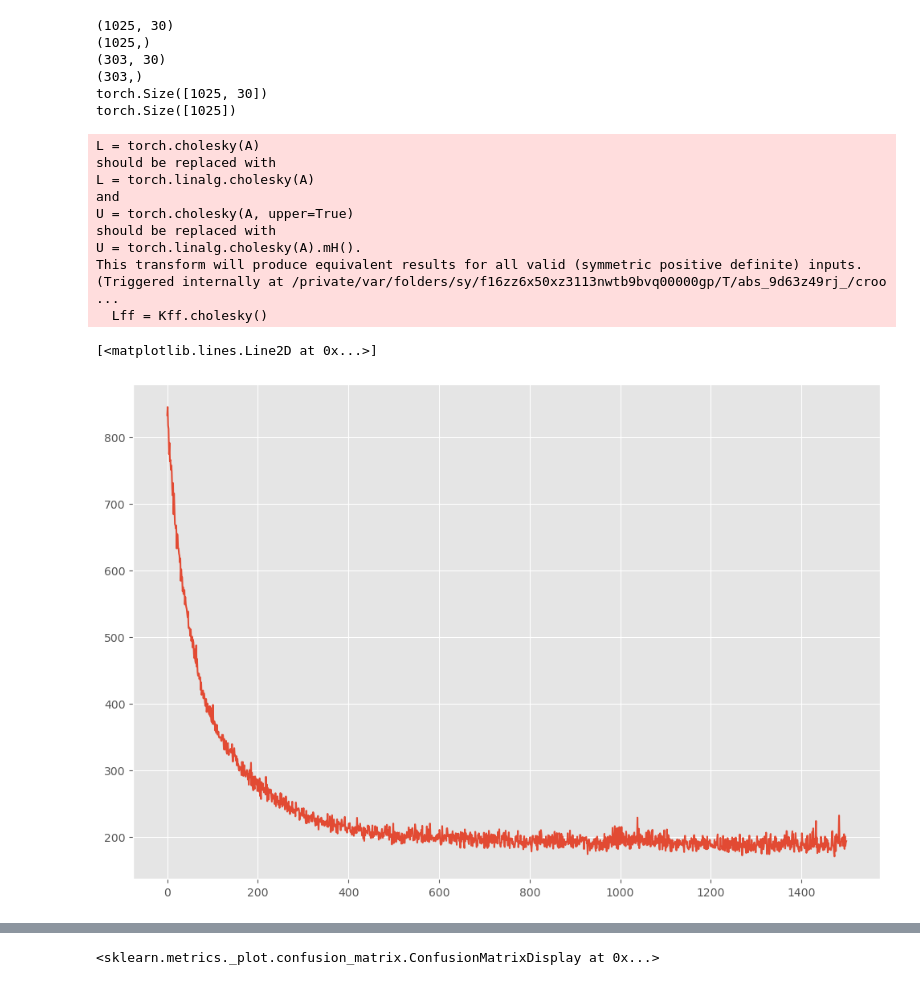
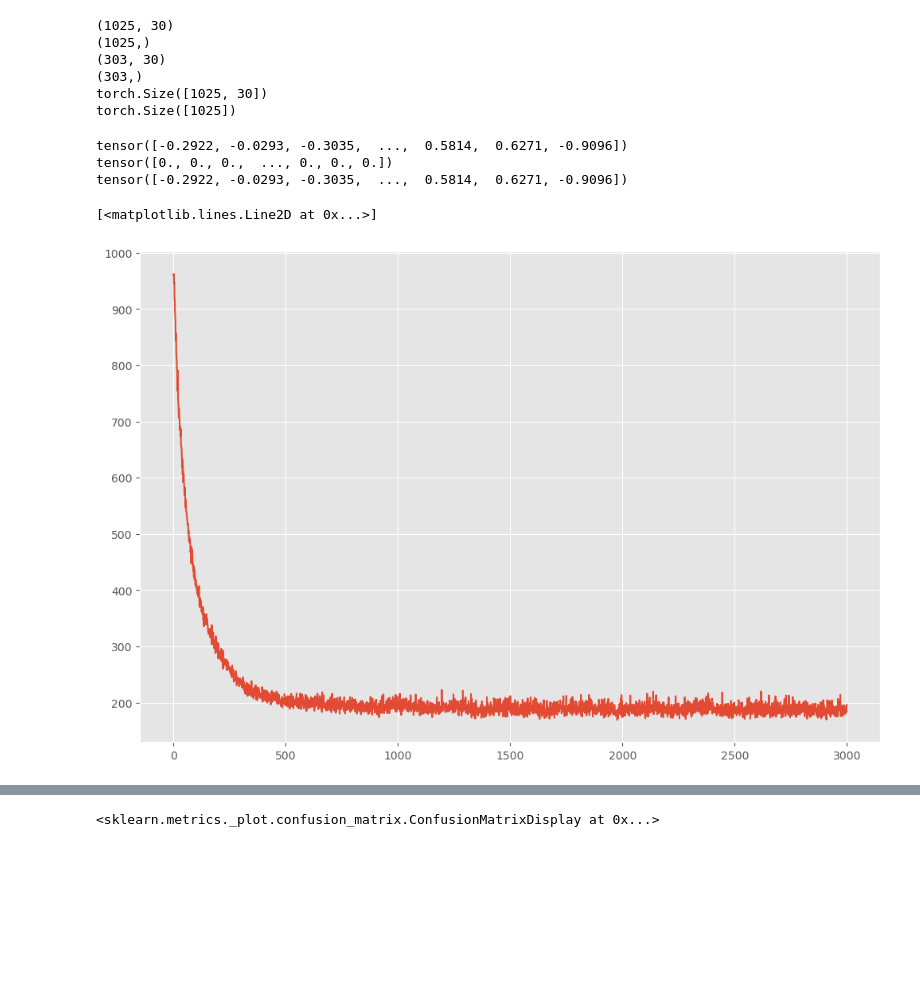
Before and after one commit to Frederik12345678/MBML-Water_quality, a Jupyter notebook: GP+LinReg.ipynb, the cells around one changed output, grey strips where cells are left out. Saved outputs shown, nothing was run; the diff lists cells and outputs as text; code cells hidden in the pictures; blank space fills up the shorter version.

```diff
--- a/GP+LinReg.ipynb
+++ b/GP+LinReg.ipynb
@@ -11,6 +11,7 @@ from pyro.contrib.gp.util import conditional
 from pyro.distributions.util import eye_like
 from pyro.nn.module import PyroParam, pyro_method
 from pyro.contrib.autoguide import AutoDiagonalNormal, AutoMultivariateNormal
+import random as rnd
 
 
 class VariationalGP(GPModel):
@@ -85,9 +86,14 @@ class VariationalGP(GPModel):
 
         # number of features
         N = self.X_GP.size(0) # N = shape(1025)
+        f_loc_init = torch.tensor(np.random.uniform(low=-1, high=1, size=(N)))
 
+        f_loc_init = f_loc_init.to(torch.float)
+        print(f_loc_init)
         #initialize mean vector to be learned
-        f_loc = self.X_GP.new_zeros(self.latent_shape + (N,))
+        f_loc = f_loc_init*self.X_GP.new_ones(self.latent_shape + (N,))
+        print(self.X_GP.new_zeros(self.latent_shape + (N,)))
+        print(f_loc)
         #print(type(f_loc))
         #set mean vector as parameter
         self.f_loc = Parameter(f_loc)
@@ -113,25 +119,26 @@ class VariationalGP(GPModel):
         f_bin = self.X_linear.new_zeros(self.latent_shape + (2,))
         self.f_bin = Parameter(f_bin)
 
-        self.beta_vals_1 = []
-        self.beta_vals_2 = []
-
-
-
+        self.beta_vals_1 = np.zeros(3000)
+        self.beta_vals_2 = np.zeros(3000)
+        self.i = 0
 
 
     @pyro_method
     def model(self):
         self.set_mode("model")
 
-
         N = self.X_GP.size(0)
         Kff = self.kernel(self.X_GP).contiguous()
         Kff.view(-1)[::N + 1] += self.jitter  # add jitter to the diagonal
         Lff = Kff.cholesky()
         #print('model is used for training')
+
         #initialize
-        zero_loc = self.X_GP.new_zeros(self.f_loc.shape)
+        f_loc_init = torch.tensor(np.random.uniform(low=-1, high=1, size=(N)))
+
+        f_loc_init = f_loc_init.to(torch.float)
+        zero_loc = f_loc_init*self.X_GP.new_zeros(self.f_loc.shape)
 
         if self.whiten:
 
@@ -159,11 +166,10 @@ class VariationalGP(GPModel):
         f_bin = self.f_bin
 
         lin_out = self.X_linear@f_bin
-        #print('1 ', f_bin[0].detach().numpy())
-        #print('2 ', f_bin[1].detach().numpy())
-        #print(' ')
-        self.beta_vals_1.append(f_bin[0].detach().numpy())
-        self.beta_vals_2.append(f_bin[1].detach().numpy())
+        self.beta_vals_1[self.i] = f_bin[0]
+        self.beta_vals_2[self.i] = f_bin[1]
+        self.i += 1
+
 
 
         if self.y is None:
@@ -282,42 +288,36 @@ torch.Size([1025])
 # initialize the kernel, likelihood, and model
 pyro.clear_param_store()
 #kernel = gp.kernels.RBF(input_dim=13, lengthscale=torch.ones(13)) # 96.37% accuracy
 kernel = gp.kernels.Matern32(input_dim=n-2, lengthscale=torch.ones(n-2)) # 99.01% accuracy
 likelihood = gp.likelihoods.Binary()
 
 # turn on "whiten" flag for more stable optimization
 #vsgp = VariationalGP(X_train_tensor.reshape(-1, 13), y_train_tensor.reshape(-1), kernel, likelihood=likelihood, whiten=True, jitter=1e-6)
 
 model = VariationalGP(
     X_train_tensor,
     y_train_tensor,
     kernel,
     likelihood=likelihood,
     whiten=True,
     jitter=1e-03,
     latent_shape=torch.Size([]),
 )
 
 # instead of defining our own training loop, we will
 # use the built-in support provided by the GP module
-num_steps = 1500
+num_steps = 3000
 #losses = gp.util.train(vsgp, num_steps=num_steps)
 losses = gp.util.train(model, num_steps=num_steps)
 #plt.plot(losses);
 #jitter = 1e-6
 #Lff = torch.cholesky(Kff + jitter * torch.eye(Kff.shape[0]))¨
 
 plt.plot(losses)
 # %% [output]
-L = torch.cholesky(A)
-should be replaced with
-L = torch.linalg.cholesky(A)
-and
-U = torch.cholesky(A, upper=True)
-should be replaced with
-U = torch.linalg.cholesky(A).mH().
-This transform will produce equivalent results for all valid (symmetric positive definite) inputs. (Triggered internally at /private/var/folders/sy/f16zz6x50xz3113nwtb9bvq00000gp/T/abs_9d63z49rj_/croo ...
-  Lff = Kff.cholesky()
+tensor([-0.2922, -0.0293, -0.3035,  ...,  0.5814,  0.6271, -0.9096])
+tensor([0., 0., 0.,  ..., 0., 0., 0.])
+tensor([-0.2922, -0.0293, -0.3035,  ...,  0.5814,  0.6271, -0.9096])
 [<matplotlib.lines.Line2D at 0x...>]
-[figure, old version]
+[figure, new version]
 # %%
```
Also changed, not shown: parts of 2 cells of this notebook, 2 other files.
